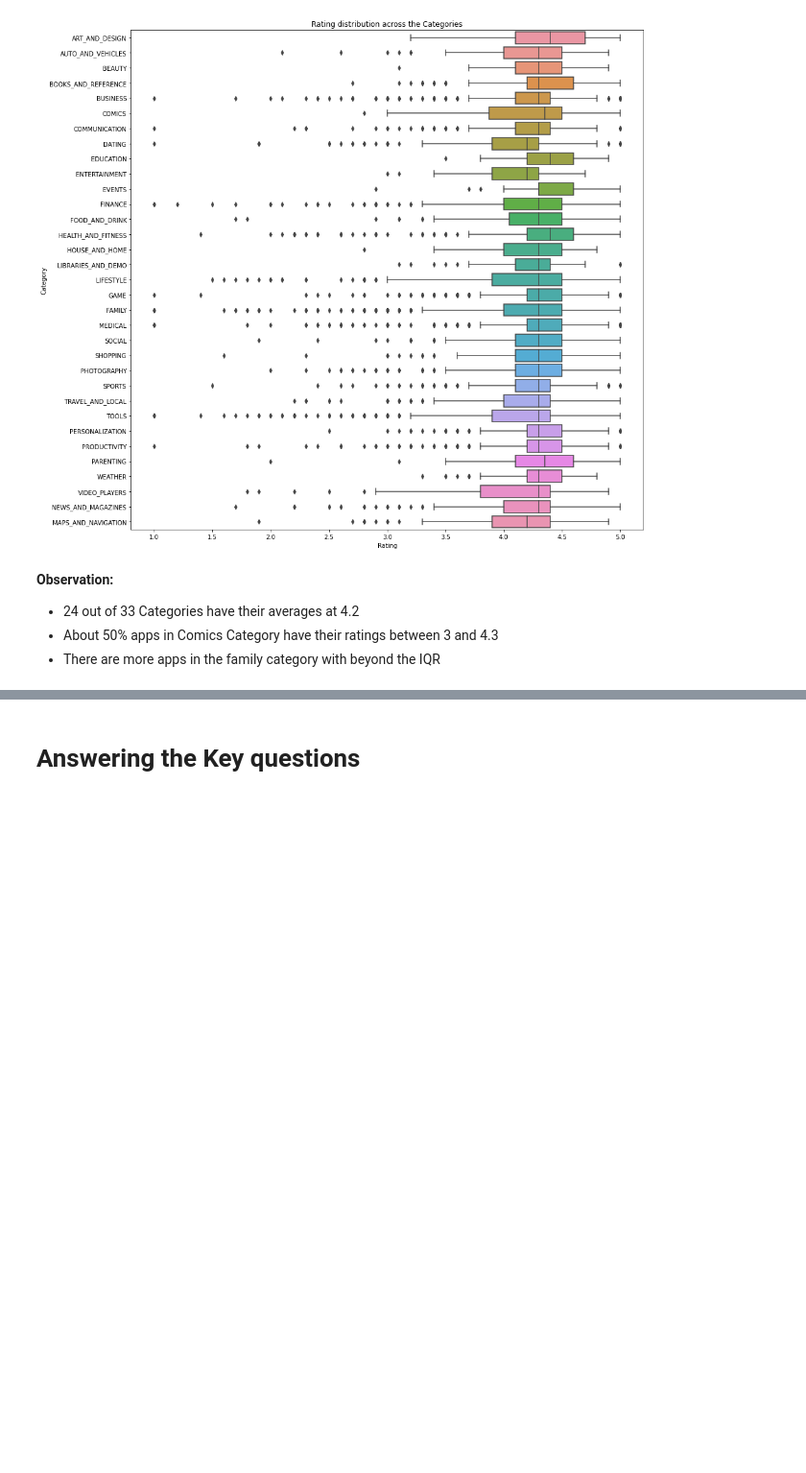
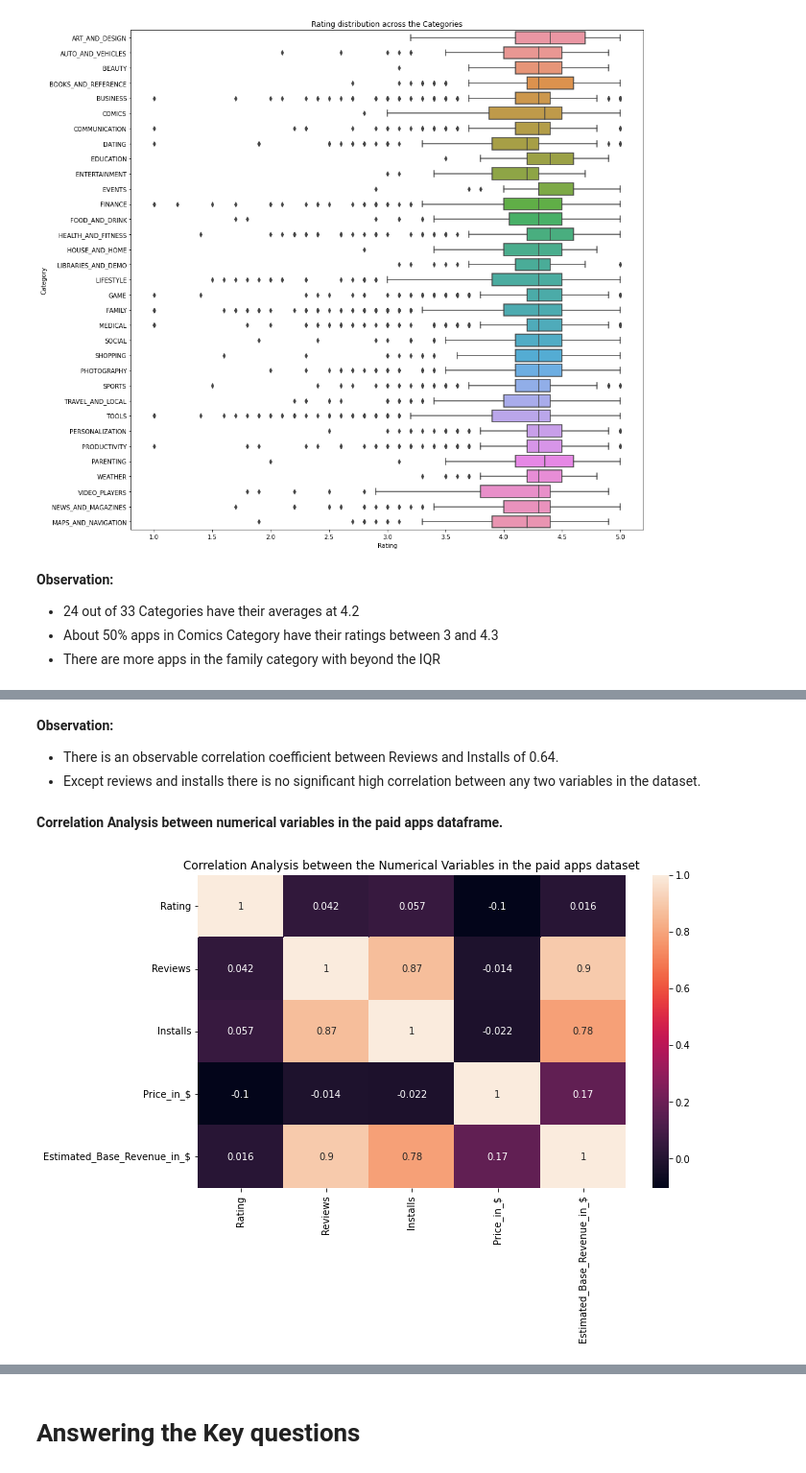
Before and after one commit to ganathetechie/AlmaBetter-Capstone-Project-1, a Jupyter notebook: Play_Store_App_Review_Analysis_Capstone_Project.ipynb, the cells around one changed output, grey strips where cells are left out. Shown at 96% size. Cells and saved outputs as stored; diff of their text form; code cells hidden in the pictures; blank space fills up the shorter version.

```diff
--- a/Play_Store_App_Review_Analysis_Capstone_Project.ipynb
+++ b/Play_Store_App_Review_Analysis_Capstone_Project.ipynb
@@ -927,0 +942,15 @@ Text(0.5, 1.0, 'Rating distribution across the Categories')
+# %% [markdown]
+**Observation:**
+*   There is an observable correlation coefficient between Reviews and Installs of 0.64.
+*   Except reviews and installs there is no significant high correlation between any two variables in the dataset.
+# %% [markdown]
+**Correlation Analysis between numerical variables in the paid apps dataframe.**
+# %%
+# setting the figure size
+plt.figure(figsize = (10,6))
+# Plotting a correlation heatmap between the numerical variables in the dataset.
+sns.heatmap(df_apps_paid.corr(), annot = True)
+plt.title("Correlation Analysis between the Numerical Variables in the paid apps dataset")
+plt.show()
+# %% [output]
+[figure, added]
```
Also changed, not shown: parts of 15 cells of this notebook.
